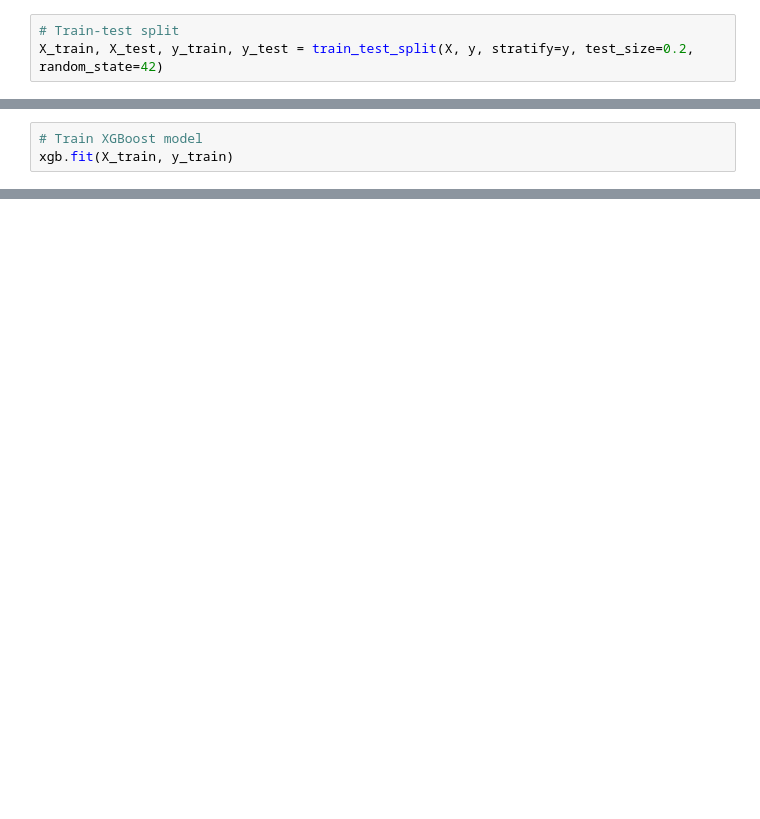
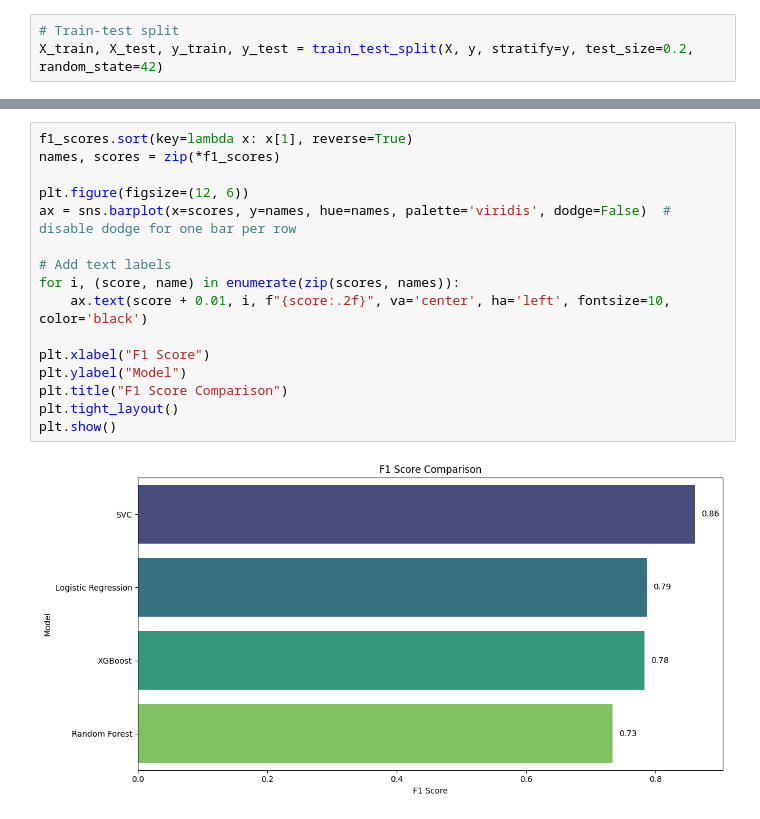
Before and after one commit to Asad-Tariq/cogs209-scientific-data-analysis-statistical-learning, a Jupyter notebook: mini-project-1/detecting-fake-jobs.ipynb, the cells around one changed output, grey strips where cells are left out. Saved outputs shown, nothing was run; the diff lists cells and outputs as text; blank space fills up the shorter version.

```diff
--- a/mini-project-1/detecting-fake-jobs.ipynb
+++ b/mini-project-1/detecting-fake-jobs.ipynb
@@ -119,3 +107,0 @@ Pipeline(steps=[('preprocessor',
-# %%
-# Train XGBoost model
-xgb.fit(X_train, y_train)
@@ -197,0 +227,18 @@ plt.show()
+# %%
+f1_scores.sort(key=lambda x: x[1], reverse=True)
+names, scores = zip(*f1_scores)
+
+plt.figure(figsize=(12, 6))
+ax = sns.barplot(x=scores, y=names, hue=names, palette='viridis', dodge=False)  # disable dodge for one bar per row
+
+# Add text labels
+for i, (score, name) in enumerate(zip(scores, names)):
+    ax.text(score + 0.01, i, f"{score:.2f}", va='center', ha='left', fontsize=10, color='black')
+
+plt.xlabel("F1 Score")
+plt.ylabel("Model")
+plt.title("F1 Score Comparison")
+plt.tight_layout()
+plt.show()
+# %% [output]
+[figure, added]
```
Also changed, not shown: parts of 14 cells of this notebook.
